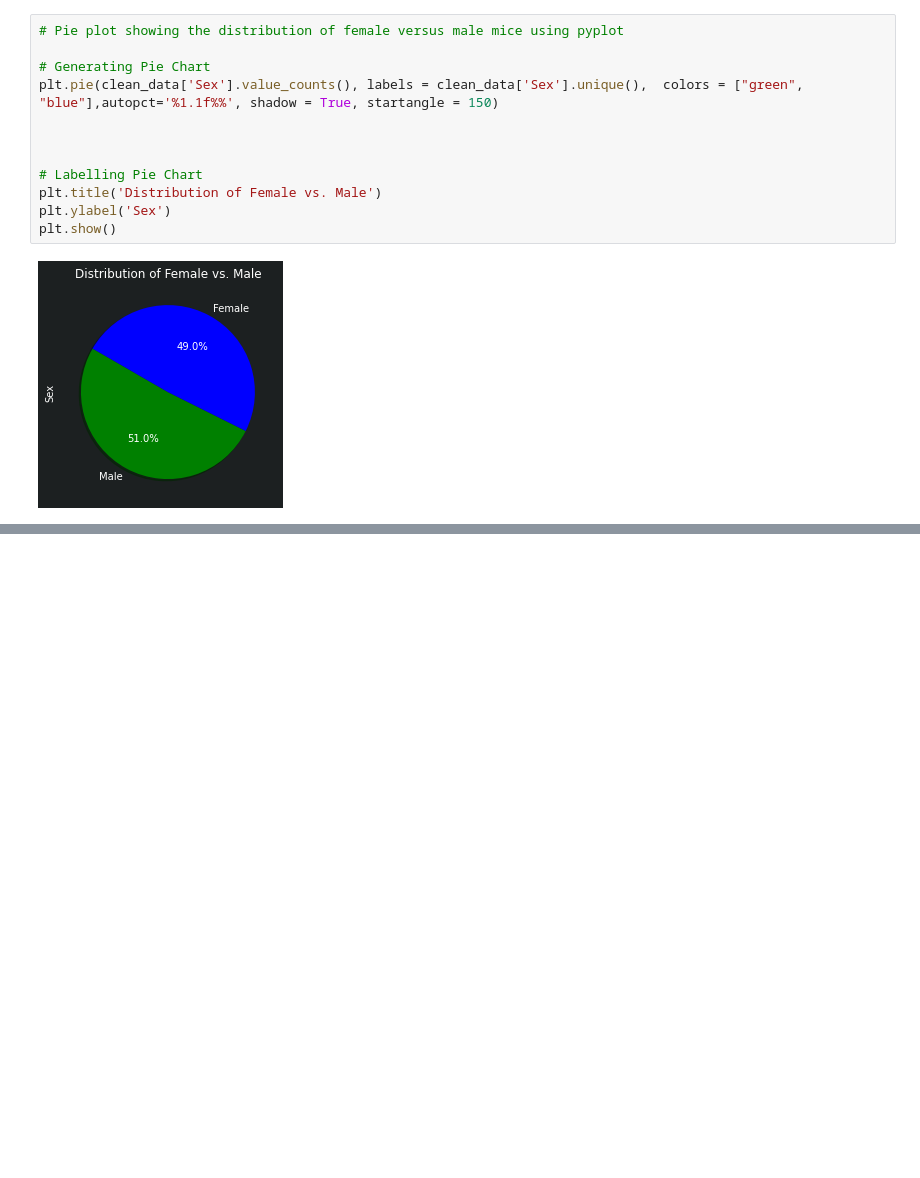
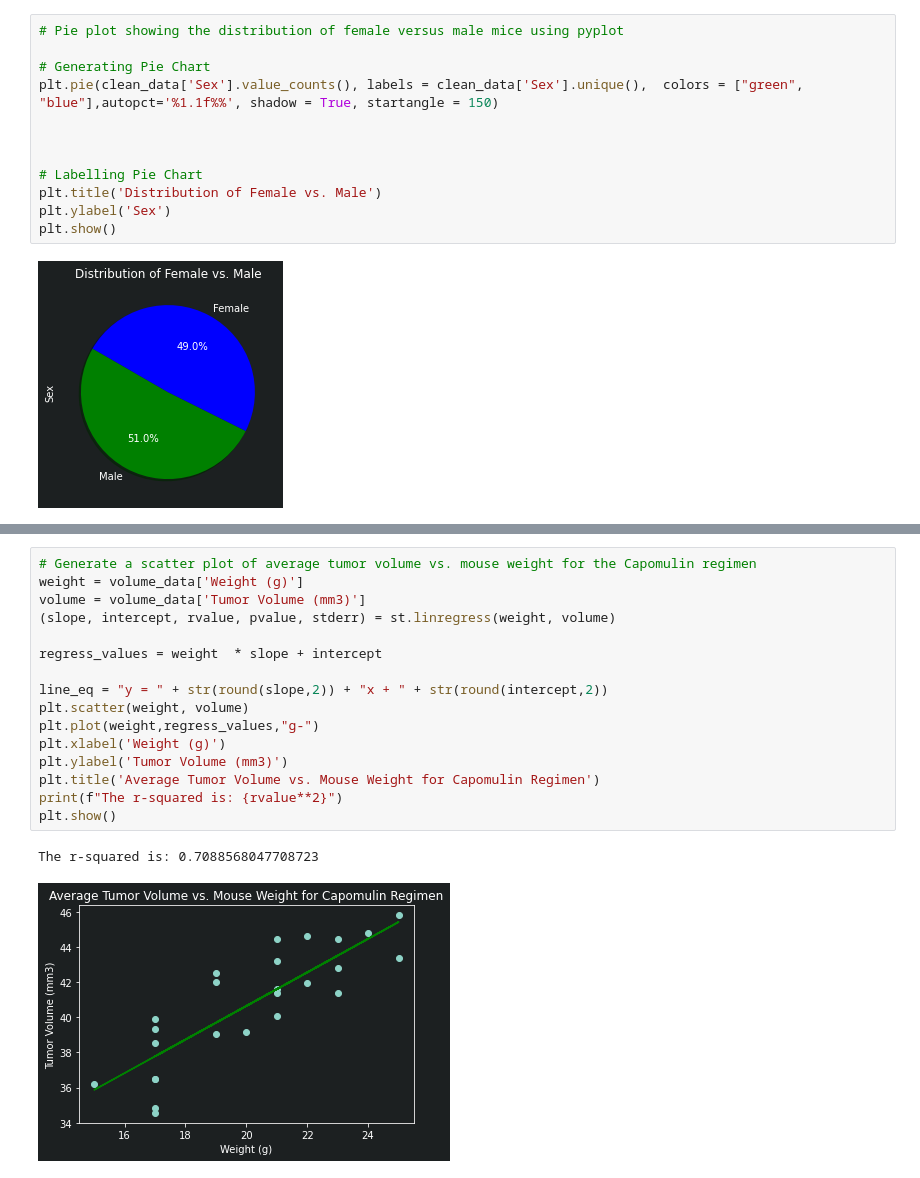
Before and after one commit to MohammedRizwan-1/MatPlotLib--Challenges, a Jupyter notebook: Data Anaylsis Script.ipynb, the cells around one changed output, grey strips where cells are left out. Cells and saved outputs as stored; diff of their text form; blank space fills up the shorter version.

```diff
--- a/Data Anaylsis Script.ipynb
+++ b/Data Anaylsis Script.ipynb
@@ -184,0 +327,19 @@ plt.show()
+# %%
+# Generate a scatter plot of average tumor volume vs. mouse weight for the Capomulin regimen
+weight = volume_data['Weight (g)']
+volume = volume_data['Tumor Volume (mm3)']
+(slope, intercept, rvalue, pvalue, stderr) = st.linregress(weight, volume)
+
+regress_values = weight  * slope + intercept
+
+line_eq = "y = " + str(round(slope,2)) + "x + " + str(round(intercept,2))
+plt.scatter(weight, volume)
+plt.plot(weight,regress_values,"g-")
+plt.xlabel('Weight (g)')
+plt.ylabel('Tumor Volume (mm3)')
+plt.title('Average Tumor Volume vs. Mouse Weight for Capomulin Regimen')
+print(f"The r-squared is: {rvalue**2}")
+plt.show()
+# %% [output]
+The r-squared is: 0.7088568047708723
+[figure, added]
```
Also changed, not shown: parts of 9 cells of this notebook.
